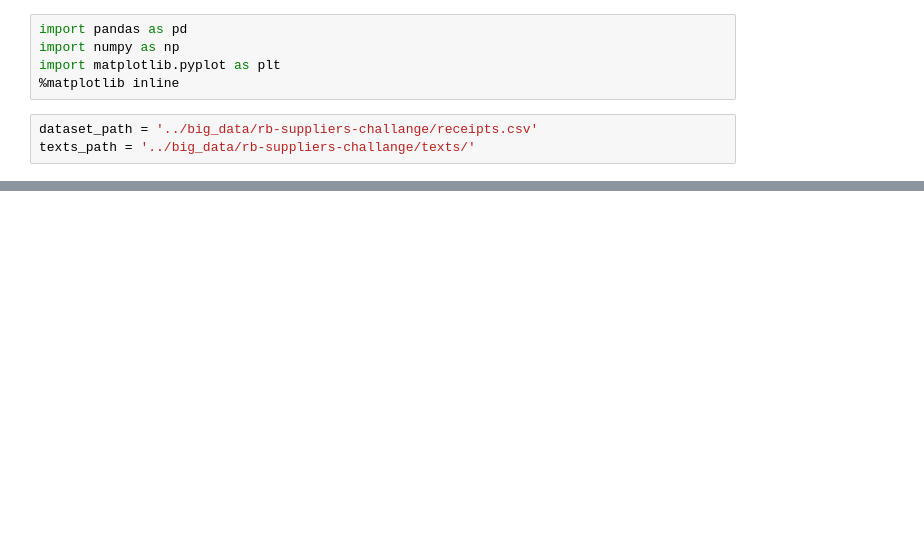
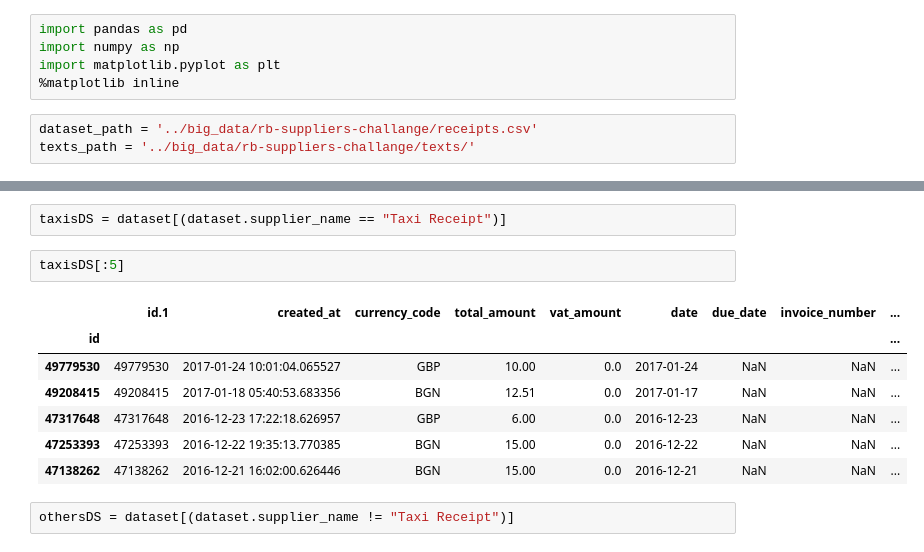
Before and after one commit to v-zmiycharov/datathon-receipt-bank, a Jupyter notebook: src/Main.ipynb, the cells around one changed output, grey strips where cells are left out. Saved outputs shown, nothing was run; the diff lists cells and outputs as text; blank space fills up the shorter version.

```diff
--- a/src/Main.ipynb
+++ b/src/Main.ipynb
@@ -199,0 +105,14 @@ result_set[['supplier_name', 'prediction']]
+# %%
+taxisDS = dataset[(dataset.supplier_name == "Taxi Receipt")]
+# %%
+taxisDS[:5]
+# %% [output]
+|  | id.1 | created_at | currency_code | total_amount | vat_amount | date | due_date | invoice_number | ... |
+| id |  |  |  |  |  |  |  |  | ... |
+| 49779530 | 49779530 | 2017-01-24 10:01:04.065527 | GBP | 10.00 | 0.0 | 2017-01-24 | NaN | NaN | ... |
+| 49208415 | 49208415 | 2017-01-18 05:40:53.683356 | BGN | 12.51 | 0.0 | 2017-01-17 | NaN | NaN | ... |
+| 47317648 | 47317648 | 2016-12-23 17:22:18.626957 | GBP | 6.00 | 0.0 | 2016-12-23 | NaN | NaN | ... |
+| 47253393 | 47253393 | 2016-12-22 19:35:13.770385 | BGN | 15.00 | 0.0 | 2016-12-22 | NaN | NaN | ... |
+| 47138262 | 47138262 | 2016-12-21 16:02:00.626446 | BGN | 15.00 | 0.0 | 2016-12-21 | NaN | NaN | ... |
+# %%
+othersDS = dataset[(dataset.supplier_name != "Taxi Receipt")]
```
Also changed, not shown: parts of 42 cells of this notebook, 3 other files.
